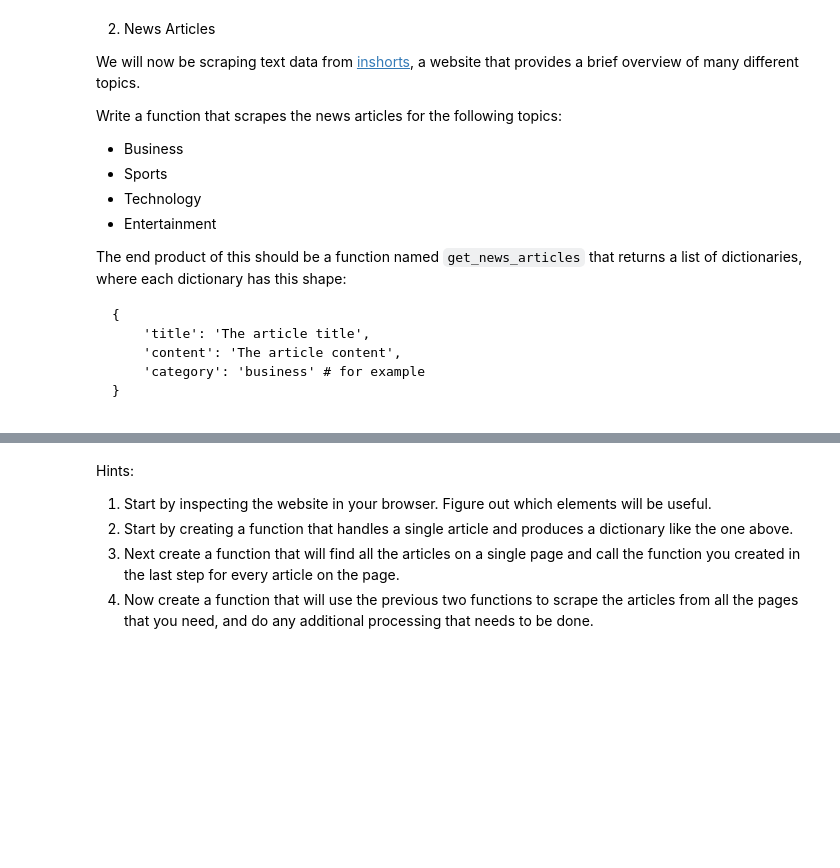
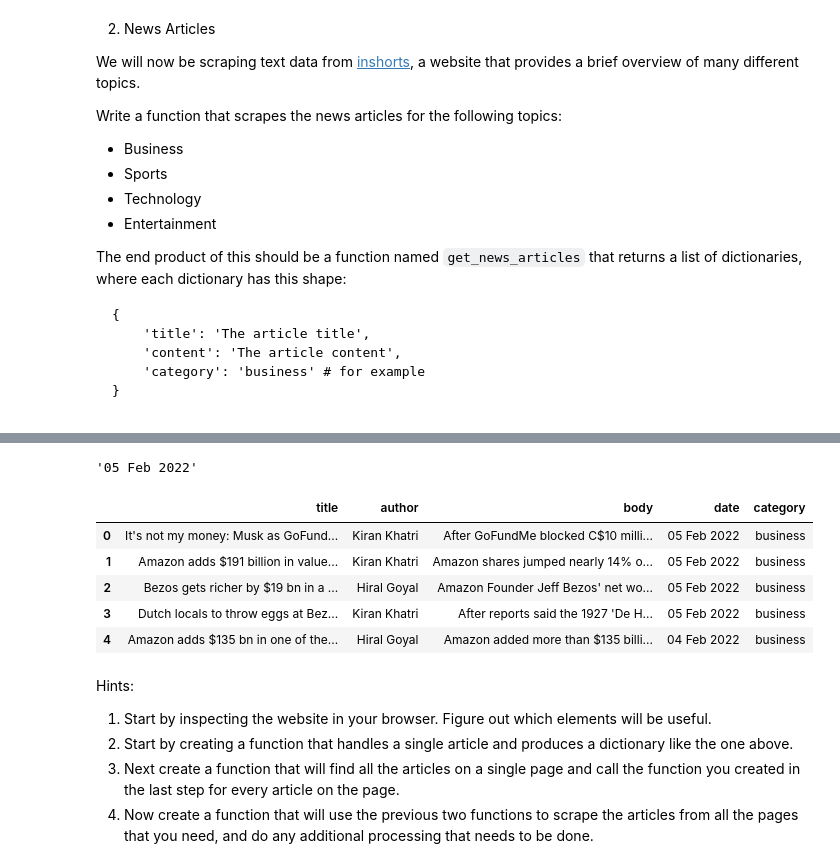
Before and after one commit to Jared-Godar/natural-language-processing-exercises, a Jupyter notebook: beautiful_soup_exercises1.ipynb, the cells around one changed output, grey strips where cells are left out. Saved outputs shown, nothing was run; the diff lists cells and outputs as text; code cells hidden in the pictures; blank space fills up the shorter version.

```diff
--- a/beautiful_soup_exercises1.ipynb
+++ b/beautiful_soup_exercises1.ipynb
@@ -213,0 +256,52 @@ returns a list of dictionaries, where each dictionary has this shape:</p>
+# %%
+date = article.find('span', clas ='date').text.split(',',2)[0]
+date
+# %% [output]
+'05 Feb 2022'
+# %%
+def parse_news(article):
+    '''
+    Generate a dictionary of values for title, author, date, and body of news articles
+    '''
+    #card_title = article.select_one('.news-card-title')
+    output = {}
+    output['title'] = article.find('span', itemprop = 'headline').text
+    output['author'] = article.find('span', class_ = 'author').text
+    output['body'] = article.find('div', itemprop = 'articleBody').text
+    output['date'] = article.find('span', clas ='date').text.split(',',2)[0]
+    return output
+# %%
+def parse_page(url):
+    '''
+    Given a url, creates a dataframe where each row is a news article, getting category from end of url
+    '''
+    category = url.split('/')[-1]
+    response = requests.get(url, headers={'user-agent': 'Codeup DS'})
+    soup = BeautifulSoup(response.text)
+    cards = soup.select('.news-card')
+    df = pd.DataFrame([parse_news(card) for card in cards])
+    df['category'] = category
+    return df
+# %%
+def get_articles():
+    '''
+    Creates a dataframe of articles.
+    '''
+    url = 'https://inshorts.com/en/read/'
+    categories = ['business', 'sports', 'technology', 'entertainment']
+    df = pd.DataFrame()
+    for cat in categories:
+        df = pd.concat([df, pd.DataFrame(parse_page(url + cat))])
+    df = df.reset_index(drop=True)
+    return df
+# %%
+df = get_articles()
+# %%
+df.head()
+# %% [output]
+|  | title | author | body | date | category |
+| 0 | It's not my money: Musk as GoFund... | Kiran Khatri | After GoFundMe blocked C$10 milli... | 05 Feb 2022 | business |
+| 1 | Amazon adds $191 billion in value... | Kiran Khatri | Amazon shares jumped nearly 14% o... | 05 Feb 2022 | business |
+| 2 | Bezos gets richer by $19 bn in a ... | Hiral Goyal | Amazon Founder Jeff Bezos' net wo... | 05 Feb 2022 | business |
+| 3 | Dutch locals to throw eggs at Bez... | Kiran Khatri | After reports said the 1927 'De H... | 05 Feb 2022 | business |
+| 4 | Amazon adds $135 bn in one of the... | Hiral Goyal | Amazon added more than $135 billi... | 04 Feb 2022 | business |
```
Also changed, not shown: parts of 8 cells of this notebook, 3 other files.
